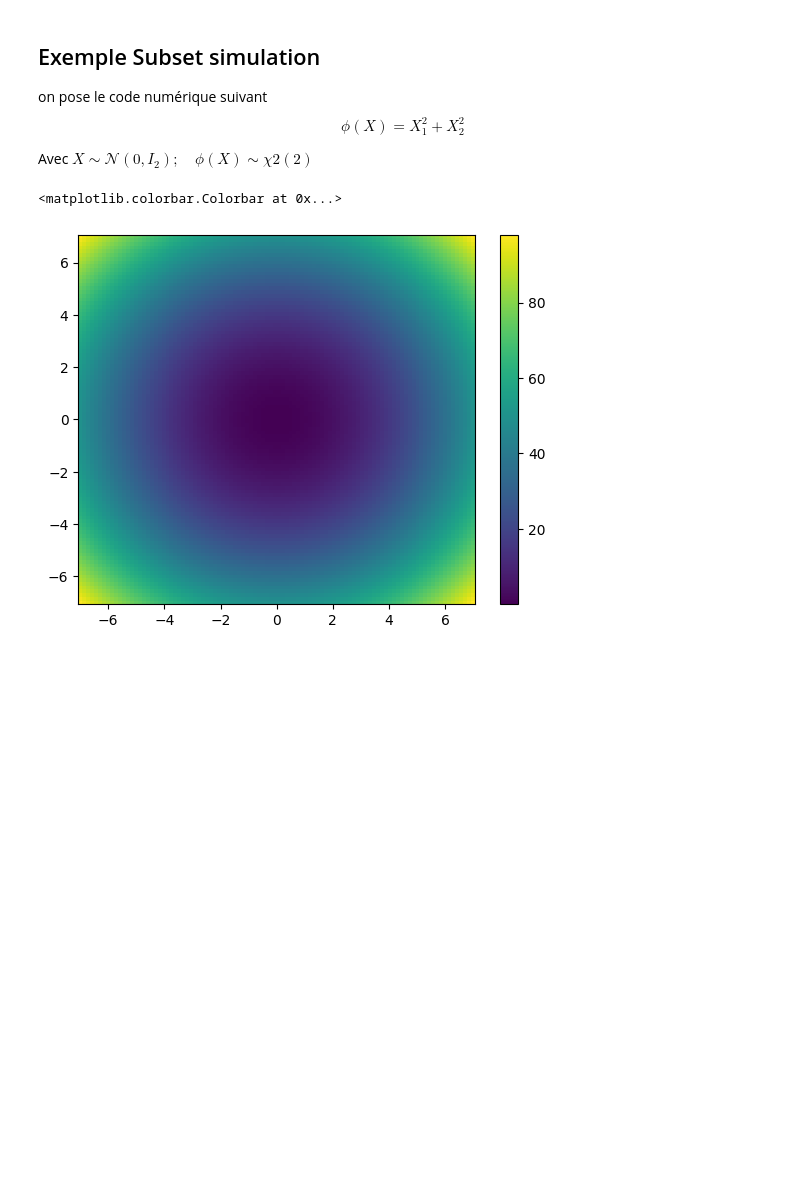
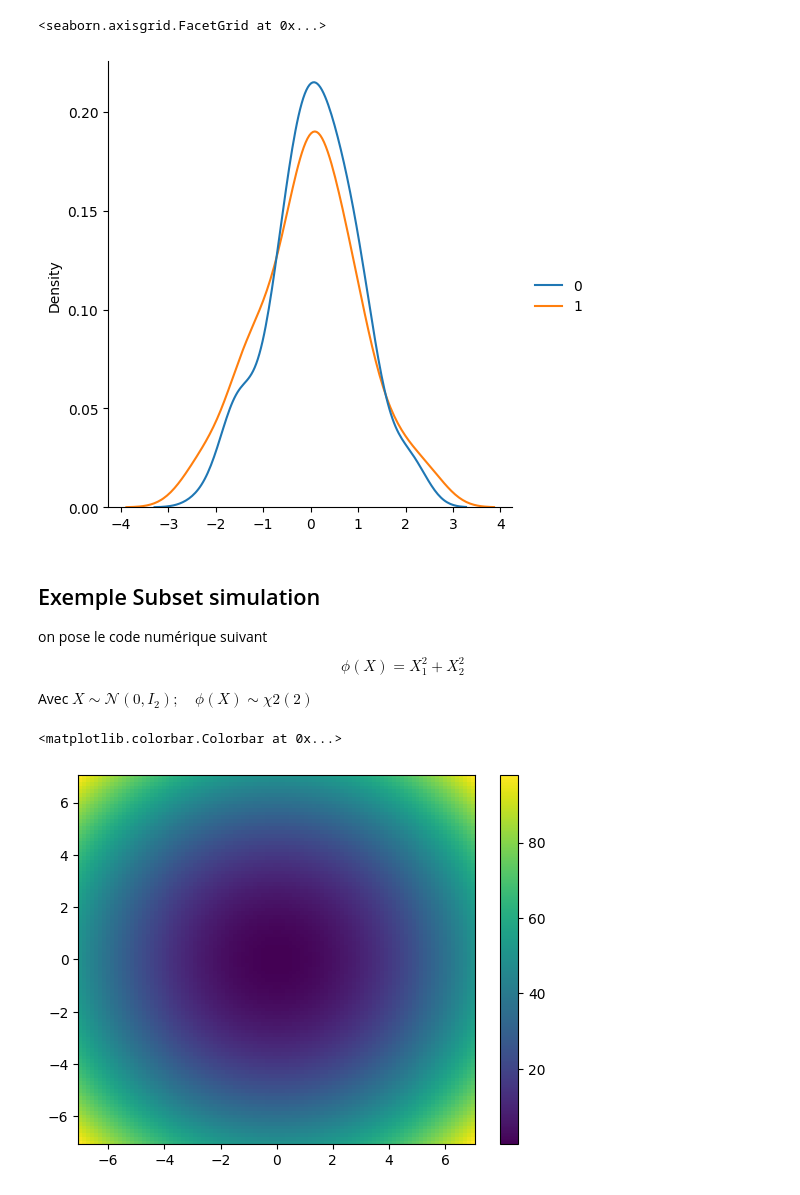
Before and after one commit to imn167/VAE_SS, a Jupyter notebook: subset_simulation.ipynb, the cells around one changed output. Cells and saved outputs as stored; diff of their text form; code cells hidden in the pictures; blank space fills up the shorter version.

```diff
--- a/subset_simulation.ipynb
+++ b/subset_simulation.ipynb
@@ -2,6 +2,14 @@
 import numpy as np
 import matplotlib.pyplot as plt
 from IPython.display import  clear_output
+# %%
+L = np.linspace((-5,-5), (5,5), 100)
+import seaborn as sns
+L = np.random.normal(size=(100,2))
+sns.displot(L,  kind="kde")
+# %% [output]
+<seaborn.axisgrid.FacetGrid at 0x...>
+[figure, added]
 # %% [markdown]
 ## Exemple Subset simulation
 on pose le code numérique suivant
```
Also changed, not shown: 24 other files.
